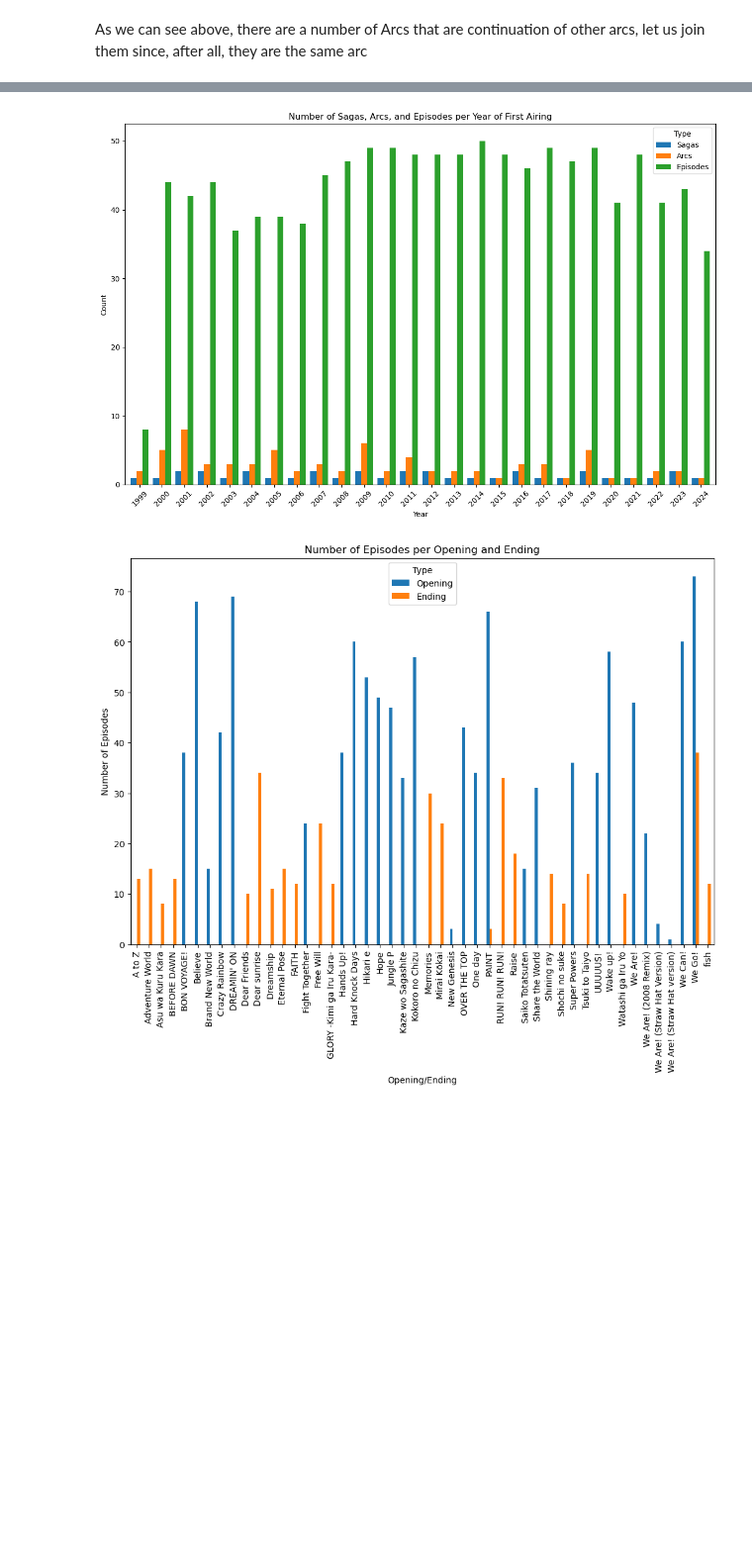
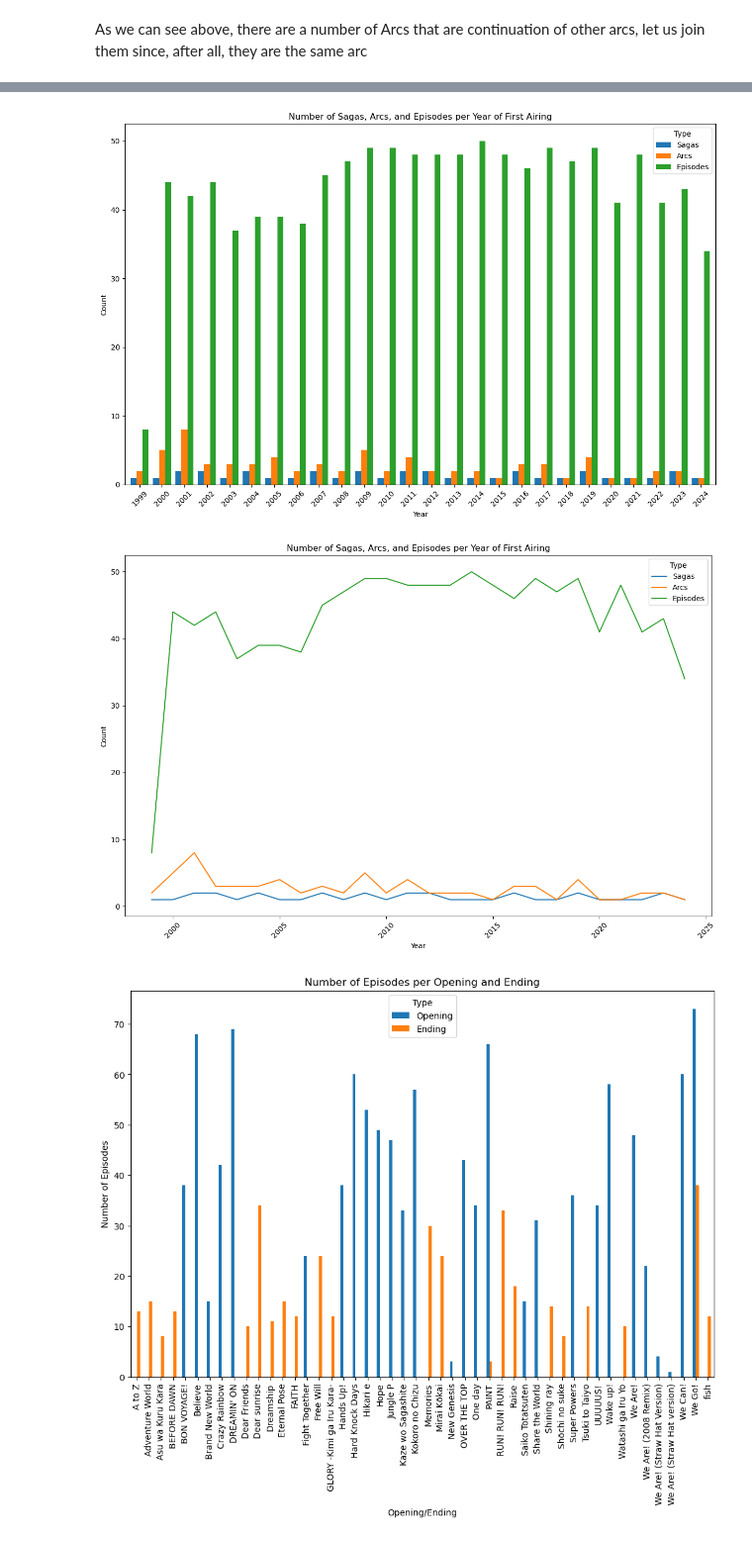
Before and after one commit to Tonevanda/PRI, a Jupyter notebook: src/data.ipynb, the cells around one changed output, grey strips where cells are left out. Shown at 99% size. Drawn from its saved outputs; the diff is of its cells as text; code cells hidden in the pictures; blank space fills up the shorter version.

```diff
--- a/src/data.ipynb
+++ b/src/data.ipynb
@@ -33,3 +33,4 @@ As we can see above, there are a number of Arcs that are continuation of other a
 # Now let's remove (Cont.) and (Cont. 2) from the Arcs column
 df['Arc'] = df['Arc'].str.replace('(Cont.)', '')
 df['Arc'] = df['Arc'].str.replace('(Cont. 2)', '')
+df['Arc'] = df['Arc'].str.replace('Arc ', 'Arc')
@@ -65,28 +114,38 @@ plt.show()
 # %%
 # Visualizing episodes, sagas and arcs over the Air Date year
 df['airdate'] = pd.to_datetime(df['Air Date'])
 df['airdate_year'] = df['airdate'].dt.year
 
 sagas_per_year = df.groupby('airdate_year')['Saga'].nunique()
 arcs_per_year = df.groupby('airdate_year')['Arc'].nunique()
 eps_per_year = df['airdate_year'].value_counts().sort_index()
 
 counts_df = pd.DataFrame({
     'Sagas': sagas_per_year,
     'Arcs': arcs_per_year,
     'Episodes': eps_per_year
 }).fillna(0)
 
 counts_df.plot(kind='bar', figsize=(12, 8), width=0.8)
 plt.title('Number of Sagas, Arcs, and Episodes per Year of First Airing')
 plt.xlabel('Year')
 plt.ylabel('Count')
 plt.xticks(rotation=45)
 plt.legend(title='Type')
 plt.tight_layout()
 plt.show()
+
+counts_df.plot(figsize=(12, 8))
+plt.title('Number of Sagas, Arcs, and Episodes per Year of First Airing')
+plt.xlabel('Year')
+plt.ylabel('Count')
+plt.xticks(rotation=45)
+plt.legend(title='Type')
+plt.tight_layout()
+plt.show()
 # %% [output]
-[figure, old version]
+[figure, new version]
+[figure, added]
 # %%
 # Number of episodes with the same opening vs number of episodes with the same ending
 
```
Also changed, not shown: parts of 9 cells of this notebook, 1 other file.
